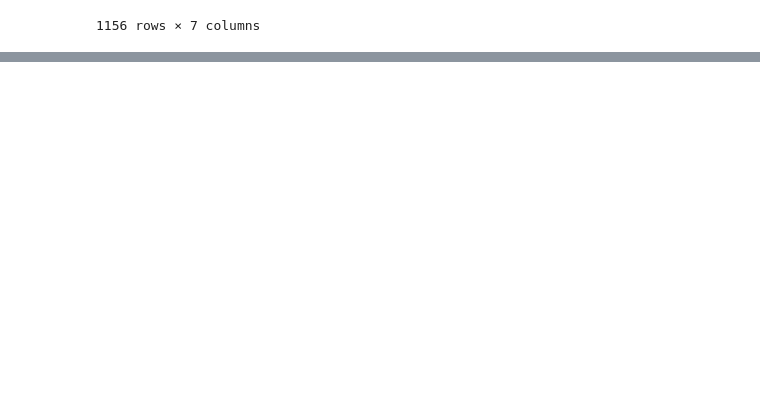
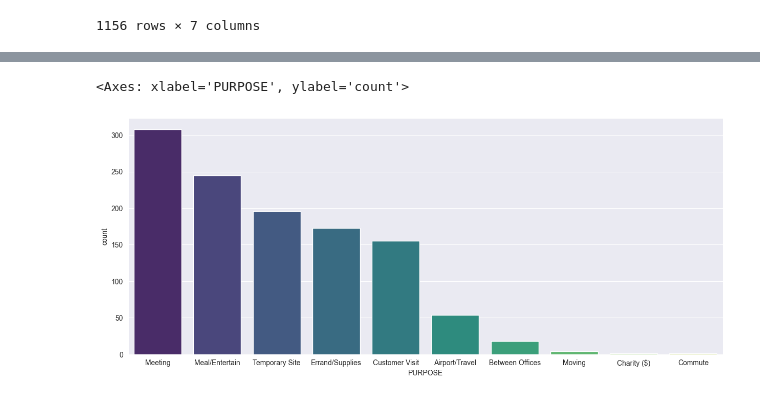
Before and after one commit to mihirh19/uber-analysis, a Jupyter notebook: uber-2016.ipynb, the cells around one changed output, grey strips where cells are left out. Saved outputs shown, nothing was run; the diff lists cells and outputs as text; code cells hidden in the pictures; blank space fills up the shorter version.

Commit message:
uber analysis started

```diff
--- a/uber-2016.ipynb
+++ b/uber-2016.ipynb
@@ -66,0 +93,2 @@ df.drop(index=1155, inplace=True)
+# %%
+df['PURPOSE'].fillna(method='ffill', inplace=True)
@@ -66,0 +118,4 @@ df.drop(index=1155, inplace=True)
+# %%
+df['START_DATE'] = pd.to_datetime(df['START_DATE'], errors='coerce')
+# %%
+df['END_DATE'] = pd.to_datetime(df['END_DATE'], errors='coerce')
@@ -66,0 +292,6 @@ df.drop(index=1155, inplace=True)
+# %%
+plt.figure(figsize=(15, 6))
+sns.countplot(data=df['PURPOSE'], x=df.PURPOSE, order=df['PURPOSE'].value_counts().index, palette='viridis')
+# %% [output]
+<Axes: xlabel='PURPOSE', ylabel='count'>
+[figure, added]
```
Also changed, not shown: parts of 19 cells of this notebook.
